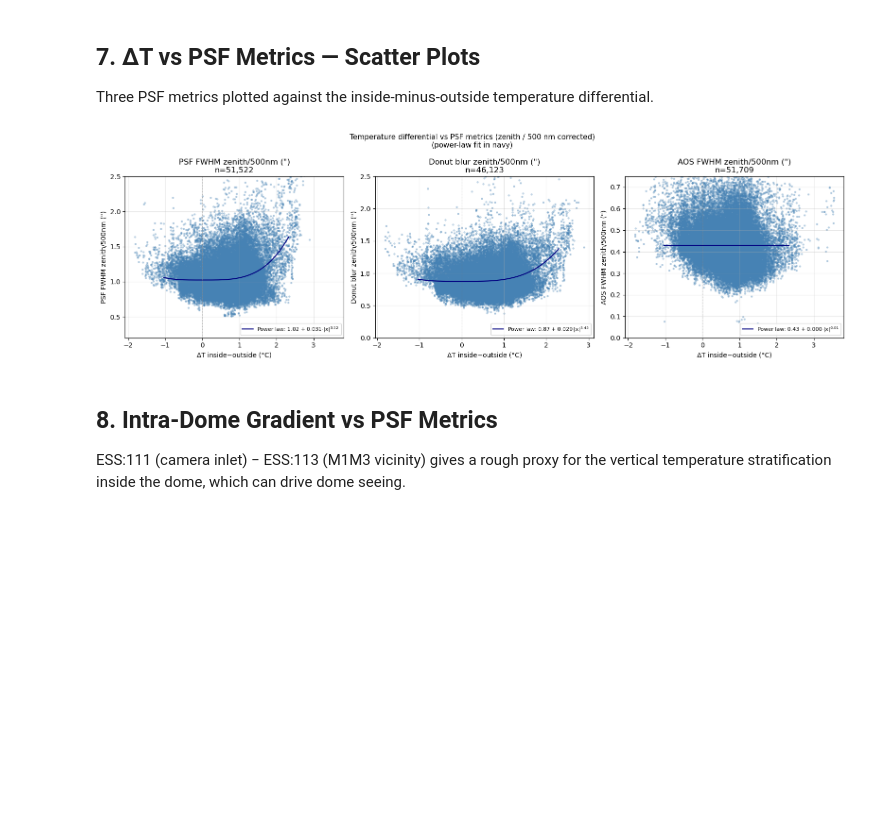
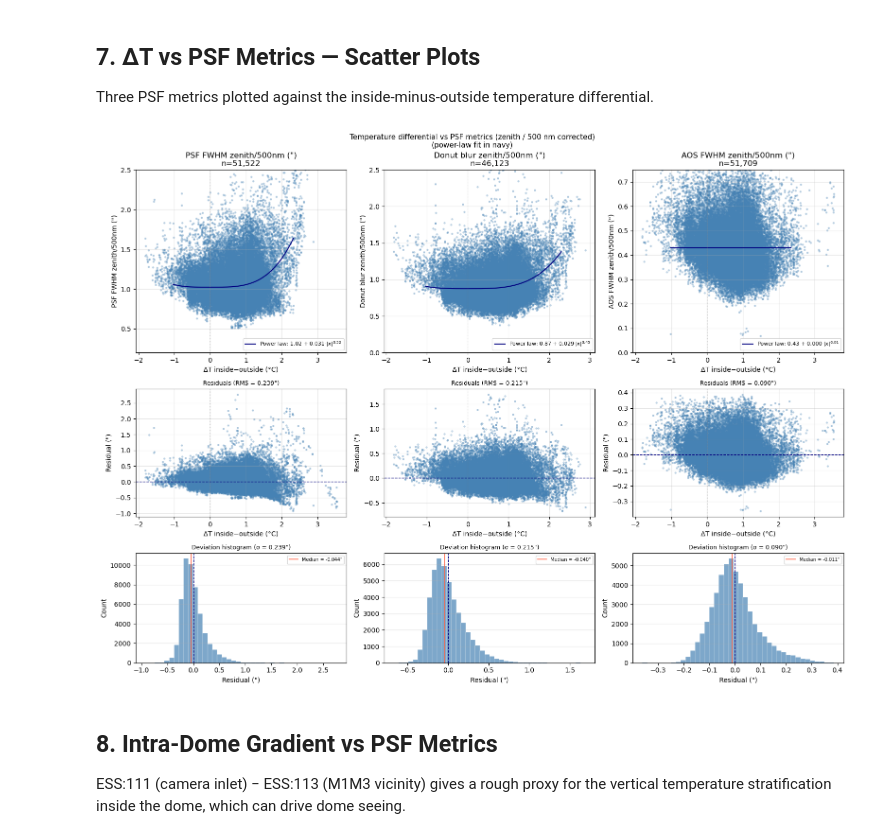
Before and after one commit to bstalder/notebooks, a Jupyter notebook: earlyoperations/thermal/ThermalDifferential_PSF_Impact.ipynb, the cells around one changed output. Drawn from its saved outputs; the diff is of its cells as text; code cells hidden in the pictures; blank space fills up the shorter version.

```diff
--- a/earlyoperations/thermal/ThermalDifferential_PSF_Impact.ipynb
+++ b/earlyoperations/thermal/ThermalDifferential_PSF_Impact.ipynb
@@ -1029,7 +961,6 @@ plt.show()
 
 Three PSF metrics plotted against the inside-minus-outside temperature differential.
 # %%
-
 # Metrics used in all scatter plots (sections 7–10).
 # Using elevation + wavelength corrected values (zenith / 500 nm) so all metrics
 # are on a consistent basis and directly comparable to the DIMM.
@@ -1041,55 +972,85 @@ psf_metrics = [
 
 from scipy.optimize import curve_fit as _curve_fit
 
+def _pl_model(x, a, b, c):
+    return a * np.abs(x) ** b + c
+
 def _pl_fit(x_arr, y_arr, x_line):
-    """Fit y = a·|x|^b + c (power law on |x|); return (y_line, label) or (None, None)."""
-    def _model(x, a, b, c):
-        return a * np.abs(x) ** b + c
+    """Fit y = a·|x|^b + c (power law on |x|); return (y_line, label, popt) or (None, None, None)."""
     try:
         p0 = [0.05, 0.5, float(np.nanmedian(y_arr))]
-        popt, _ = _curve_fit(_model, x_arr, y_arr, p0=p0, maxfev=10000,
+        popt, _ = _curve_fit(_pl_model, x_arr, y_arr, p0=p0, maxfev=10000,
                              bounds=([0, 0.01, 0], [20, 6, 5]))
         lbl = fr"Power law: {popt[2]:.2f} + {popt[0]:.3f}·|x|$^{{{popt[1]:.2f}}}$"
-        return _model(x_line, *popt), lbl
+        return _pl_model(x_line, *popt), lbl, popt
     except Exception:
-        return None, None
+        return None, None, None
 
-fig, axes = plt.subplots(1, 3, figsize=(16, 5))
+fig, axes = plt.subplots(3, 3, figsize=(16, 12), height_ratios=[1, 0.7, 0.6])
 
-for ax, (metric, ylabel, ymin, ymax) in zip(axes, psf_metrics):
+for col, (metric, ylabel, ymin, ymax) in enumerate(psf_metrics):
+    ax = axes[0, col]
+    ax_res = axes[1, col]
+    ax_hist = axes[2, col]
     sub = df_iq.dropna(subset=[metric, "delta_T_best"])
     if sub.empty:
         ax.text(0.5, 0.5, "No data", ha="center", va="center", transform=ax.transAxes)
         ax.set_title(ylabel)
+        ax_res.set_visible(False)
+        ax_hist.set_visible(False)
         continue
 
     ax.scatter(
         sub["delta_T_best"], sub[metric],
         color="steelblue", s=5, alpha=0.3,
     )
 
     # ── power-law fit: y = a·|x|^b + c ────────────────────────────
     _x = sub["delta_T_best"].values
+    _y = sub[metric].values
     _x_lo, _x_hi = np.nanpercentile(_x, [0.5, 99.5])
     _x_line = np.linspace(_x_lo, _x_hi, 300)
-    _y_fit, _fit_lbl = _pl_fit(_x, sub[metric].values, _x_line)
+    _y_fit, _fit_lbl, _popt = _pl_fit(_x, _y, _x_line)
     if _y_fit is not None:
         ax.plot(_x_line, _y_fit, color="navy", lw=1.5, label=_fit_lbl)
+        residuals = _y - _pl_model(_x, *_popt)
+        ax_res.scatter(_x, residuals, color="steelblue", s=5, alpha=0.3)
+        ax_res.axhline(0, color="navy", lw=1.0, ls="--")
+        rms = np.sqrt(np.nanmean(residuals**2))
+        ax_res.set_title(f'Residuals (RMS = {rms:.3f}")', fontsize=9)
+
+        ax_hist.hist(residuals, bins=40, color="steelblue", alpha=0.7, edgecolor="white", lw=0.3)
+        ax_hist.axvline(0, color="navy", lw=1.0, ls="--")
+        ax_hist.axvline(np.nanmedian(residuals), color="tomato", lw=1.2, ls="-",
+                        label=f"Median = {np.nanmedian(residuals):.3f}\"")
+        ax_hist.set_xlabel('Residual (")')
+        ax_hist.set_ylabel("Count")
+        ax_hist.set_title(f"Deviation histogram (σ = {np.nanstd(residuals):.3f}\")", fontsize=9)
+        ax_hist.legend(fontsize=7)
+        ax_hist.grid(True, alpha=0.3, axis="y")
+    else:
+        ax_res.text(0.5, 0.5, "No fit", ha="center", va="center", transform=ax_res.transAxes)
+        ax_hist.set_visible(False)
 
     ax.set_xlabel("ΔT inside−outside (°C)")
     ax.set_ylabel(ylabel)
     ax.set_ylim(ymin, ymax)
     ax.axvline(0, color="grey", lw=0.8, linestyle=":")
     ax.set_title(f"{ylabel}\nn={len(sub):,}")
     ax.legend(fontsize=8)
     ax.grid(True, alpha=0.3)
 
+    ax_res.set_xlabel("ΔT inside−outside (°C)")
+    ax_res.set_ylabel('Residual (")')
+    ax_res.axvline(0, color="grey", lw=0.8, linestyle=":")
+    ax_res.grid(True, alpha=0.3)
+
 fig.suptitle("Temperature differential vs PSF metrics (zenith / 500 nm corrected)\n"
              "(power-law fit in navy)",
              fontsize=11)
 plt.tight_layout()
 # %% [output]
-[figure, old version]
+[figure, new version]
 # %% [markdown]
 ## 8. Intra-Dome Gradient vs PSF Metrics
 
```
Also changed, not shown: parts of 15 cells of this notebook, 4 other files.
